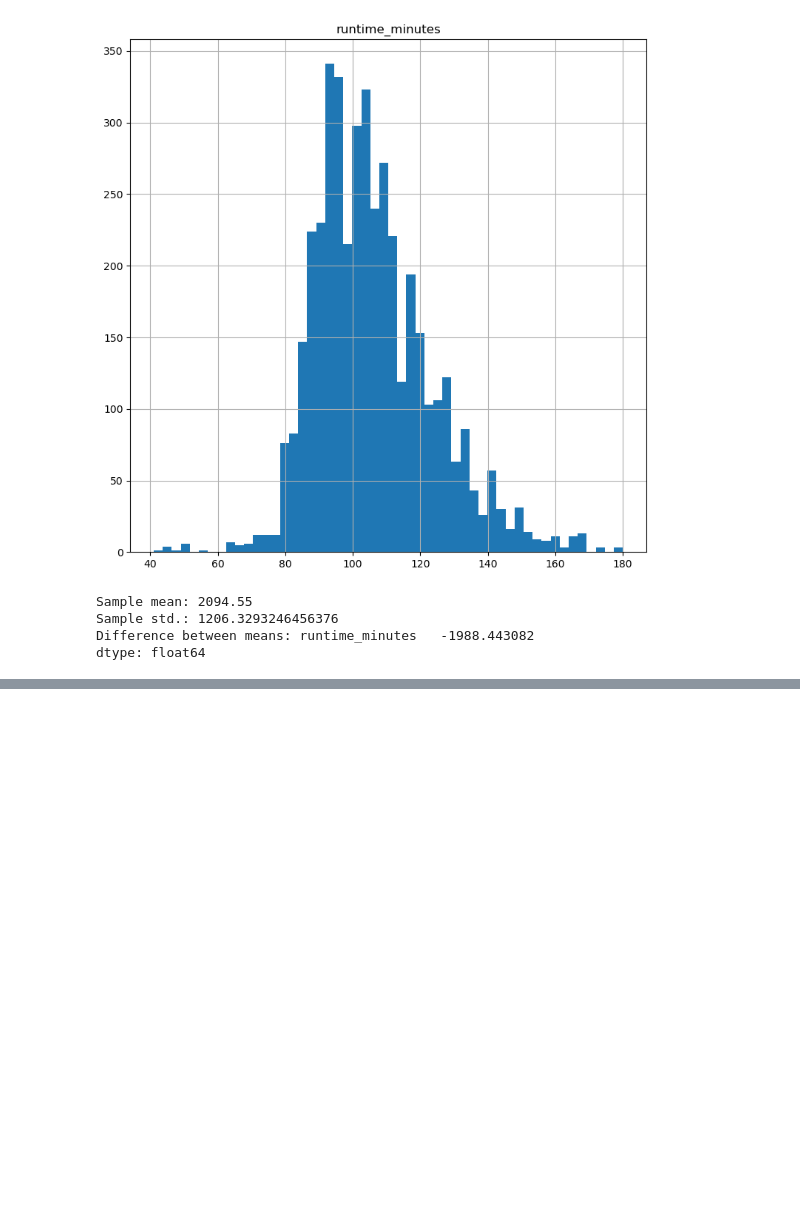
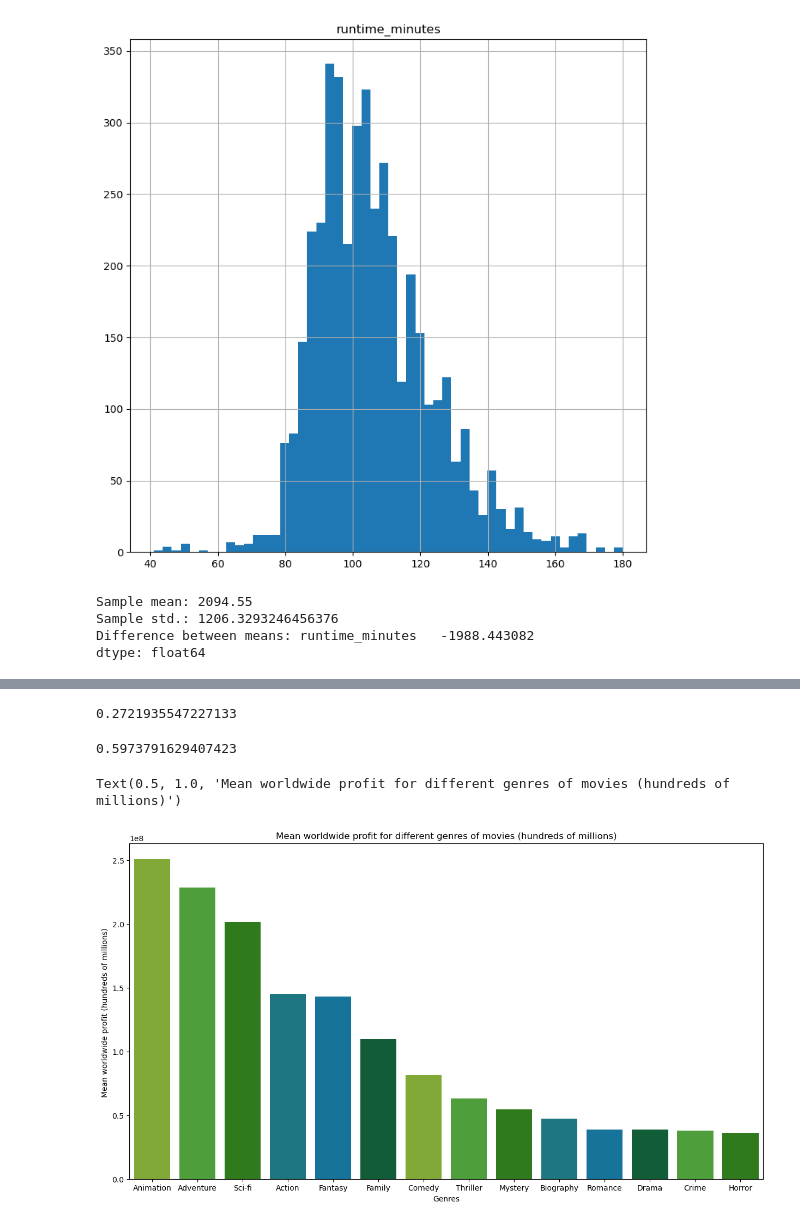
Before and after one commit to abwilliamss/AIAcademy-capstone, a Jupyter notebook: AI Academy - Capstone Project - Rhea.ipynb, the cells around one changed output, grey strips where cells are left out. Drawn from its saved outputs; the diff is of its cells as text; code cells hidden in the pictures; blank space fills up the shorter version.

```diff
--- a/AI Academy - Capstone Project - Rhea.ipynb
+++ b/AI Academy - Capstone Project - Rhea.ipynb
@@ -304,3 +304,9 @@ Sample mean: 2094.55
 Sample std.: 1206.3293246456376
 Difference between means: runtime_minutes   -1988.443082
 dtype: float64
+# %%
+new_master_df['domestic_gross'] = new_master_df['domestic_gross'].str.replace(',', '').str.replace('$', '').astype(int)
+new_master_df['production_budget'] = new_master_df['production_budget'].str.replace(',', '').str.replace('$', '').astype(int)
+new_master_df['worldwide_gross'] = new_master_df['worldwide_gross'].str.replace(',', '').str.replace('$', '').astype(int)
+final_master_df = new_master_df
+final_master_df
@@ -306,0 +315,4 @@ dtype: float64
+# %%
+final_master_df['domestic_profit'] = final_master_df['domestic_gross'] - final_master_df['production_budget']
+final_master_df['worldwide_profit'] = final_master_df['worldwide_gross'] - final_master_df['production_budget']
+final_master_df
@@ -306,0 +359,65 @@ dtype: float64
+# %%
+rating_profit = movies_1000_votes['imdb_average_rating'].corr(movies_1000_votes['worldwide_profit'])
+rating_profit
+#slightly positive correlation between rating and profit for movies with min 1000 votes
+# %% [output]
+0.2721935547227133
+# %%
+popularity = final_master_df['popularity'].corr(final_master_df['worldwide_profit'])
+popularity
+#moderately positive correlation between popularity and worldwide profit
+# %% [output]
+0.5973791629407423
+# %%
+#explode table based on genres
+final = final_master_df
+final = final.drop(['release_date'], axis=1)
+final['genres'] = final['genres'].dropna()
+final = final.dropna()
+final.reset_index(drop=True)
+final = final.explode('genres')
+# %%
+import seaborn as sns
+from matplotlib import pyplot as plt
+
+#get mean of different movies
+
+comedy = final[final['genres'] == 'Comedy'].mean()
+action = final[final['genres'] == 'Action'].mean()
+animation = final[final['genres'] == 'Animation'].mean()
+drama = final[final['genres'] == 'Drama'].mean()
+horror = final[final['genres'] == 'Horror'].mean()
+mystery = final[final['genres'] == 'Mystery'].mean()
+scifi = final[final['genres'] == 'Sci-Fi'].mean()
+adventure = final[final['genres'] == 'Adventure'].mean()
+romance = final[final['genres'] == 'Romance'].mean()
+thriller = final[final['genres'] == 'Thriller'].mean()
+crime = final[final['genres'] == 'Crime'].mean()
+biography = final[final['genres'] == 'Biography'].mean()
+fantasy = final[final['genres'] == 'Fantasy'].mean()
+family = final[final['genres'] == 'Family'].mean()
+
+
+#create dictionary
+genre_profit = {"Comedy":comedy, "Action": action, "Animation": animation, "Drama": drama, "Horror": horror,
+               "Mystery": mystery, "Sci-fi": scifi, "Adventure": adventure, "Romance": romance, "Thriller": thriller,
+                "Crime": crime, "Biography": biography, "Fantasy": fantasy, "Family": family}
+
+#create dataframe from dictionary
+mean_df = pd.DataFrame(genre_profit)
+
+#get worldwide profit & sort and prepare for graph
+genres = mean_df.iloc[[10]]
+genres = genres.T.sort_values("worldwide_profit", ascending=False)
+genres = genres.reset_index()
+
+#graph data
+colors = ['#86BC25', '#43B02A', '#26890D', '#0D8390', '#007CB0', '#046A38', '#86BC25','#43B02A', '#26890D', '#0D8390', '#007CB0', '#046A38', '#43B02A', '#26890D']
+plt.figure(figsize=(15, 8))
+sns.barplot(x="index", y="worldwide_profit", data=genres, palette=colors)
+plt.xlabel('Genres')
+plt.ylabel('Mean worldwide profit (hundreds of millions) ')
+plt.title('Mean worldwide profit for different genres of movies (hundreds of millions)')
+# %% [output]
+Text(0.5, 1.0, 'Mean worldwide profit for different genres of movies (hundreds of millions)')
+[figure, added]
```
Also changed, not shown: parts of 7 cells of this notebook.
